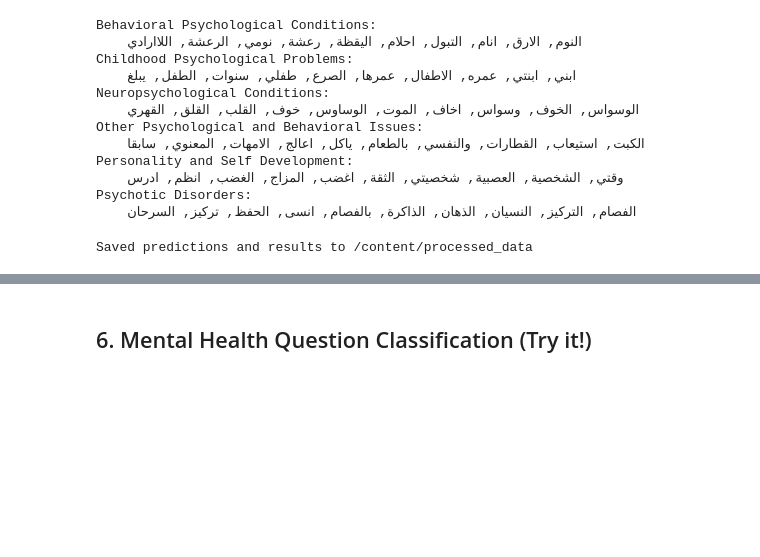
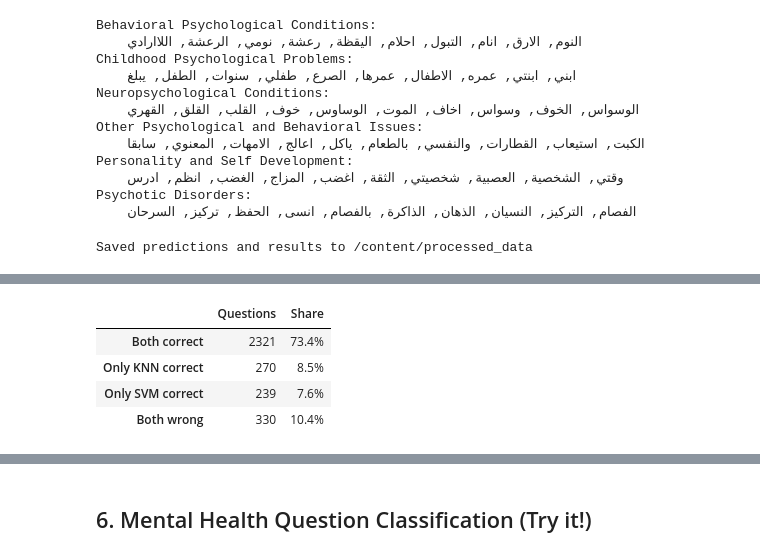
Before and after one commit to hayaalwu/Murshed-Mental-Health-Problems-Classifier, a Jupyter notebook: Murshed.ipynb, the cells around one changed output, grey strips where cells are left out. Drawn from its saved outputs; the diff is of its cells as text; code cells hidden in the pictures; blank space fills up the shorter version.

```diff
--- a/Murshed.ipynb
+++ b/Murshed.ipynb
@@ -1492,0 +1614,84 @@ Saved predictions and results to /content/processed_data
+# %%
+# Do the two methods make the same mistakes? Is the difference real?
+knn_ok = knn_pred == y_true
+svm_ok = svm_pred == y_true
+
+agree = pd.DataFrame(
+    {"Questions": [(knn_ok & svm_ok).sum(), (knn_ok & ~svm_ok).sum(),
+                   (~knn_ok & svm_ok).sum(), (~knn_ok & ~svm_ok).sum()]},
+    index=["Both correct", "Only KNN correct", "Only SVM correct", "Both wrong"])
+agree["Share"] = agree["Questions"] / len(y_true)
+display(agree.style.format({"Share": "{:.1%}"}))
+print(f"If we could always pick the better of the two: accuracy would be "
+      f"{(knn_ok | svm_ok).mean():.4f} (best single method: "
+      f"{max(knn_ok.mean(), svm_ok.mean()):.4f})")
+
+# Exact McNemar test on accuracy (paired: same test questions)
+b, c = int((knn_ok & ~svm_ok).sum()), int((~knn_ok & svm_ok).sum())
+p_mcnemar = binomtest(b, b + c, 0.5).pvalue if (b + c) > 0 else 1.0
+print(f"\nMcNemar exact test (accuracy): KNN-only={b}, SVM-only={c}, p = {p_mcnemar:.4f}")
+
+y_int   = y_test
+knn_int = test_pred
+svm_int = le.transform(svm_pred)
+rng_bs = np.random.RandomState(RANDOM_STATE)
+n = len(y_int)
+labels_int = list(range(N_CLASSES))
+diffs = []
+for _ in range(1000):
+    idx = rng_bs.randint(0, n, n)
+    diffs.append(f1_score(y_int[idx], knn_int[idx], labels=labels_int, average="macro", zero_division=0)
+                 - f1_score(y_int[idx], svm_int[idx], labels=labels_int, average="macro", zero_division=0))
+lo, hi = np.percentile(diffs, [2.5, 97.5])
+obs = overall.loc[KNN_NAME, "Macro F1"] - overall.loc[SVM_NAME, "Macro F1"]
+print(f"Macro F1 difference (KNN - SVM): {obs:+.4f}   95% bootstrap CI [{lo:+.4f}, {hi:+.4f}]")
+if lo <= 0 <= hi:
+    print("-> The interval contains 0: the difference in Macro F1 is NOT clearly different from chance.")
+else:
+    print("-> The interval excludes 0: the difference in Macro F1 is reliable.")
+
+sample_idx = np.random.RandomState(RANDOM_STATE).choice(len(test_df), size=256, replace=False)
+sample_knn_text = test_m1["SBERT_Text"].iloc[sample_idx].tolist()
+sample_svm_text = test_df[best_text_col].iloc[sample_idx]
+
+model.encode(sample_knn_text[:8], normalize_embeddings=True)             # warm-up
+t0 = time.time()
+emb = model.encode(sample_knn_text, batch_size=64, normalize_embeddings=True, convert_to_numpy=True)
+i_, s_ = top_k_neighbors(emb.astype(np.float32), X_train, BEST_K)
+_ = vote(i_, s_, y_train, BEST_K, BEST_WEIGHTING, class_freq).argmax(axis=1)
+knn_ms = (time.time() - t0) / len(sample_idx) * 1000
+
+t0 = time.time()
+_ = final_model.predict(sample_svm_text)
+svm_ms = (time.time() - t0) / len(sample_idx) * 1000
+
+cost = pd.DataFrame({
+    "Needs training": ["No (embeddings computed once, then cached)", f"Yes ({train_time:.1f} s)"],
+    "Needs a neural model at inference": ["Yes (Arabic-SBERT)", "No"],
+    "Inference (ms / question)": [f"{knn_ms:.2f}  on {device}", f"{svm_ms:.3f}  on CPU"],
+}, index=[KNN_NAME, SVM_NAME])
+display(cost)
+
+best_acc = KNN_NAME if overall.loc[KNN_NAME, "Accuracy"] >= overall.loc[SVM_NAME, "Accuracy"] else SVM_NAME
+best_f1  = KNN_NAME if overall.loc[KNN_NAME, "Macro F1"] >= overall.loc[SVM_NAME, "Macro F1"] else SVM_NAME
+print("\n" + "=" * 70)
+print("SUMMARY")
+print("=" * 70)
+print(f"Highest accuracy : {best_acc} ({overall.loc[best_acc, 'Accuracy']:.4f})")
+print(f"Highest Macro F1 : {best_f1} ({overall.loc[best_f1, 'Macro F1']:.4f})")
+print(f"Both beat the majority baseline accuracy of {overall.loc[BASE_NAME, 'Accuracy']:.4f}"
+      if min(overall.loc[KNN_NAME, 'Accuracy'], overall.loc[SVM_NAME, 'Accuracy']) > overall.loc[BASE_NAME, 'Accuracy']
+      else "At least one method does NOT beat the majority baseline accuracy.")
+wins_knn = [cl for cl, d in per_class["F1 diff (KNN - SVM)"].items() if d > 0.02]
+wins_svm = [cl for cl, d in per_class["F1 diff (KNN - SVM)"].items() if d < -0.02]
+print("Classes where KNN is clearly better (F1 +0.02 or more):", wins_knn or "none")
+print("Classes where SVM is clearly better (F1 +0.02 or more):", wins_svm or "none")
+zero_both = [cl for cl in CLASSES if per_class.loc[cl, "KNN F1"] == 0 and per_class.loc[cl, "SVM F1"] == 0]
+if zero_both:
+    print("Classes neither method can detect (F1 = 0):", zero_both)
+# %% [output]
+|  | Questions | Share |
+| Both correct | 2321 | 73.4% |
+| Only KNN correct | 270 | 8.5% |
+| Only SVM correct | 239 | 7.6% |
+| Both wrong | 330 | 10.4% |
```
Also changed, not shown: parts of 8 cells of this notebook.
